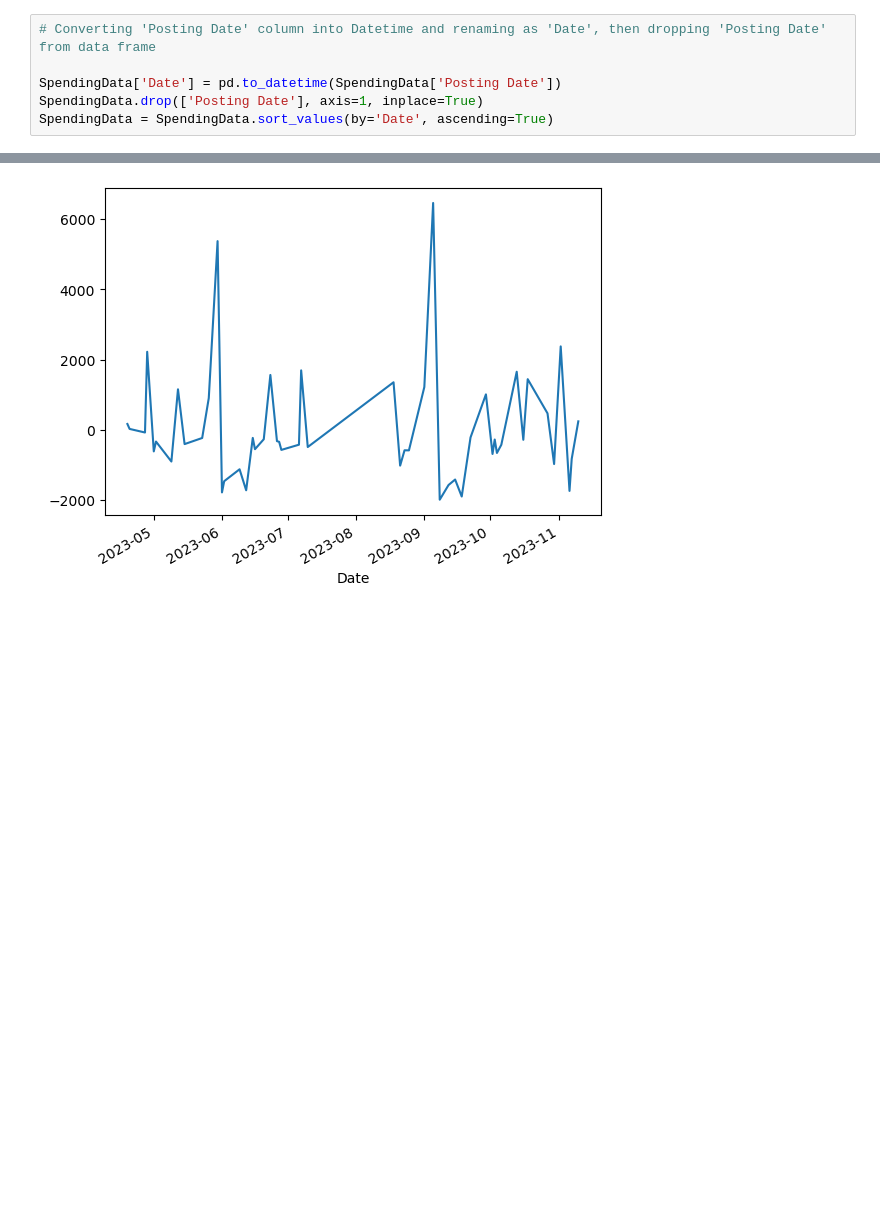
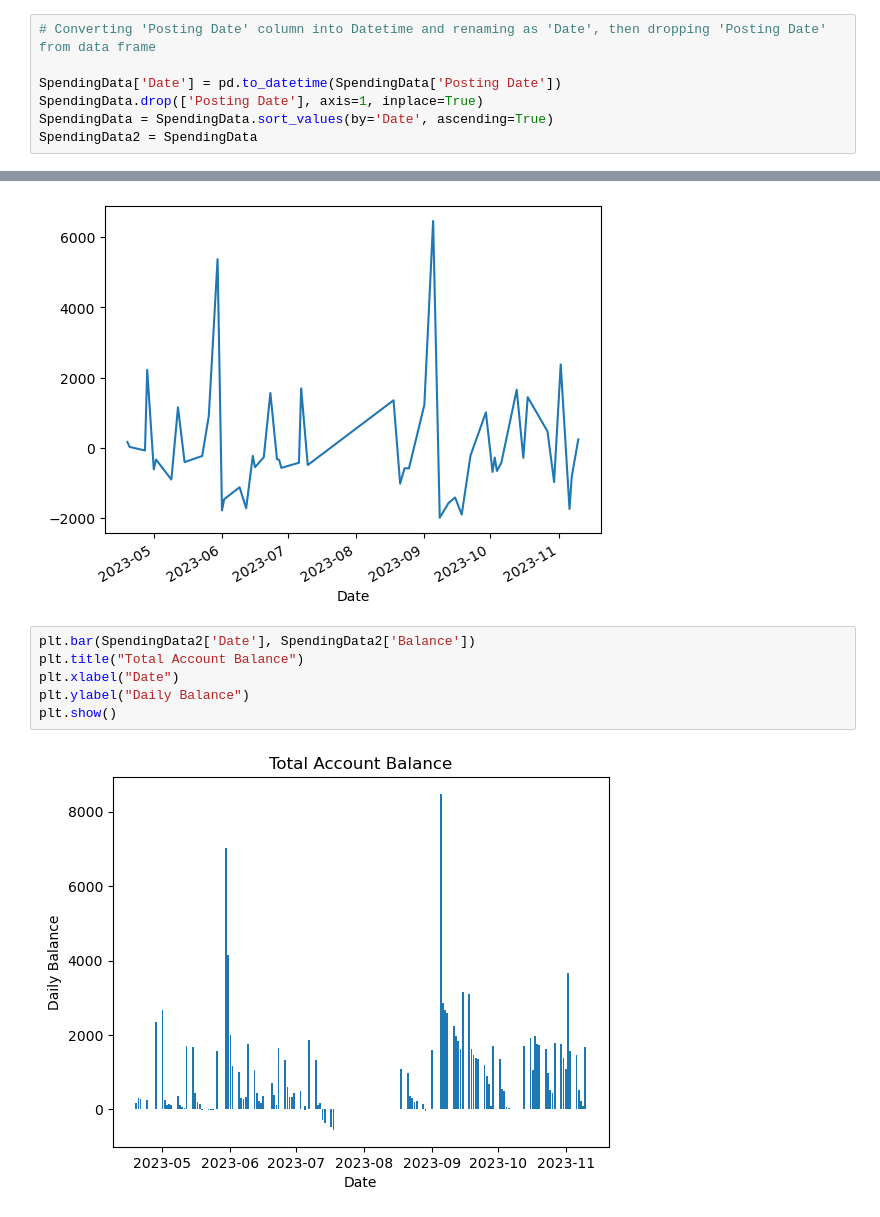
Before and after one commit to PAndrewTurner/FinPulse, a Jupyter notebook: Spending Prediction.ipynb, the cells around one changed output, grey strips where cells are left out. Drawn from its saved outputs; the diff is of its cells as text; blank space fills up the shorter version.

```diff
--- a/Spending Prediction.ipynb
+++ b/Spending Prediction.ipynb
@@ -38,6 +38,7 @@ SpendingData
 SpendingData['Date'] = pd.to_datetime(SpendingData['Posting Date'])
 SpendingData.drop(['Posting Date'], axis=1, inplace=True)
 SpendingData = SpendingData.sort_values(by='Date', ascending=True)
+SpendingData2 = SpendingData
 # %%
 # Splitting dataset into Credits (income) and Debits (spending)
 
@@ -151,3 +154,11 @@ residuals.plot()
 plt.show()
 # %% [output]
 [figure]
+# %%
+plt.bar(SpendingData2['Date'], SpendingData2['Balance'])
+plt.title("Total Account Balance")
+plt.xlabel("Date")
+plt.ylabel("Daily Balance")
+plt.show()
+# %% [output]
+[figure, added]
```
Also changed, not shown: parts of 13 cells of this notebook.
